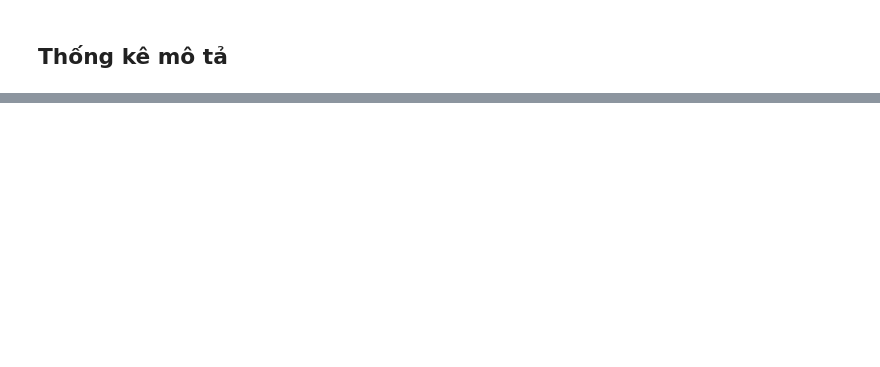
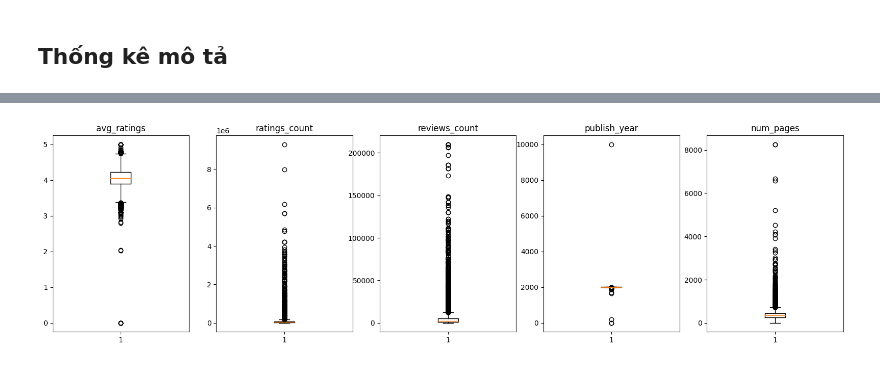
Before and after one commit to legitb0y/KHDL_CK_DCD, a Jupyter notebook: thongkemota.ipynb, the cells around one changed output, grey strips where cells are left out. Cells and saved outputs as stored; diff of their text form; code cells hidden in the pictures; blank space fills up the shorter version.

```diff
--- a/thongkemota.ipynb
+++ b/thongkemota.ipynb
@@ -48,0 +122,14 @@ df.describe().transpose()
+# %%
+def plotBox(data, columns):
+    fig, axes = plt.subplots(1, len(columns), figsize=(20, 5))
+    for col, ax in zip(columns, axes):
+        ax.boxplot(data[col])
+        ax.set_title(col)
+    plt.show()
+# %%
+df.dropna(inplace=True)
+numeric_columns = df.select_dtypes(include=np.number).columns.tolist()
+numeric_columns
+plotBox(df, numeric_columns)
+# %% [output]
+[figure, added]
```
Also changed, not shown: parts of 20 cells of this notebook.
